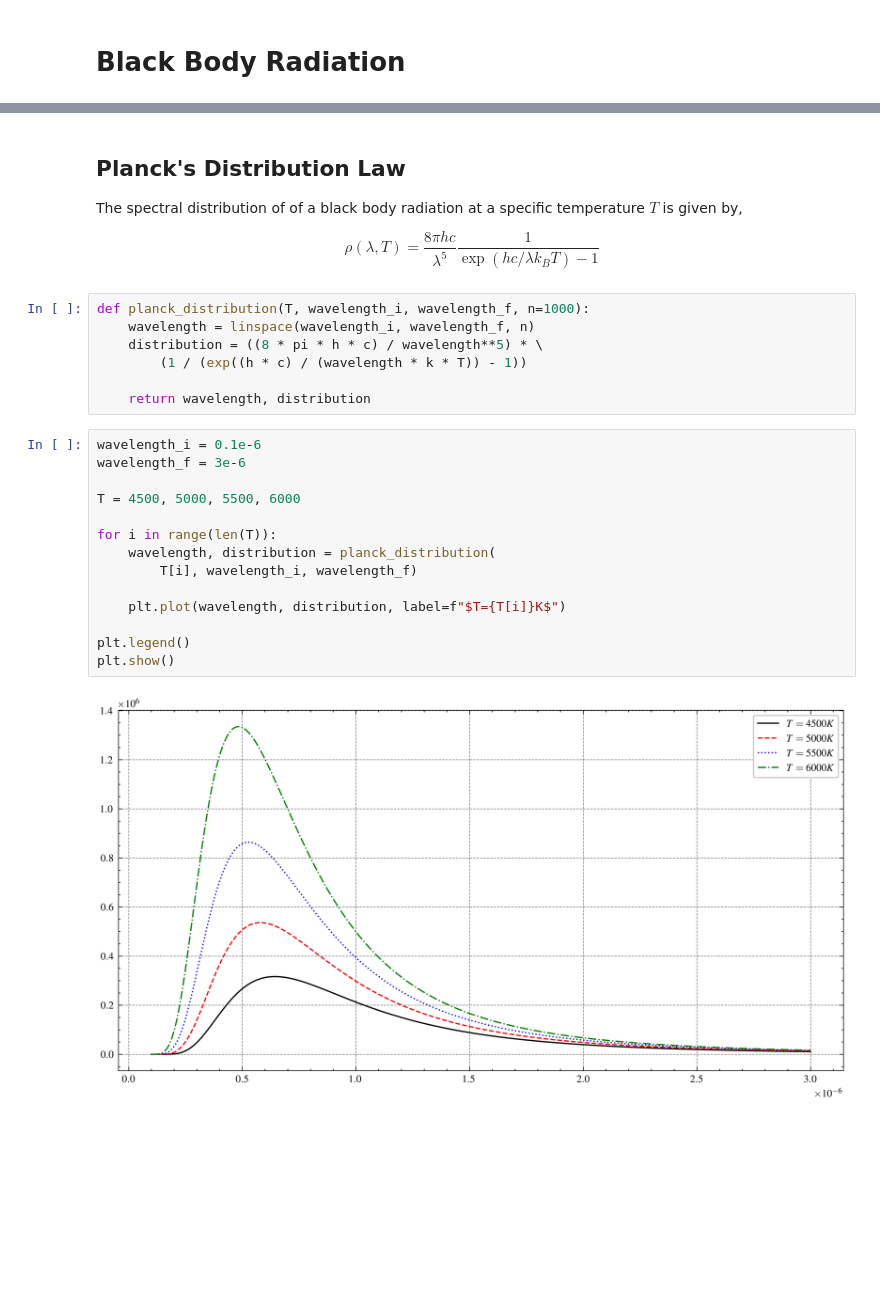
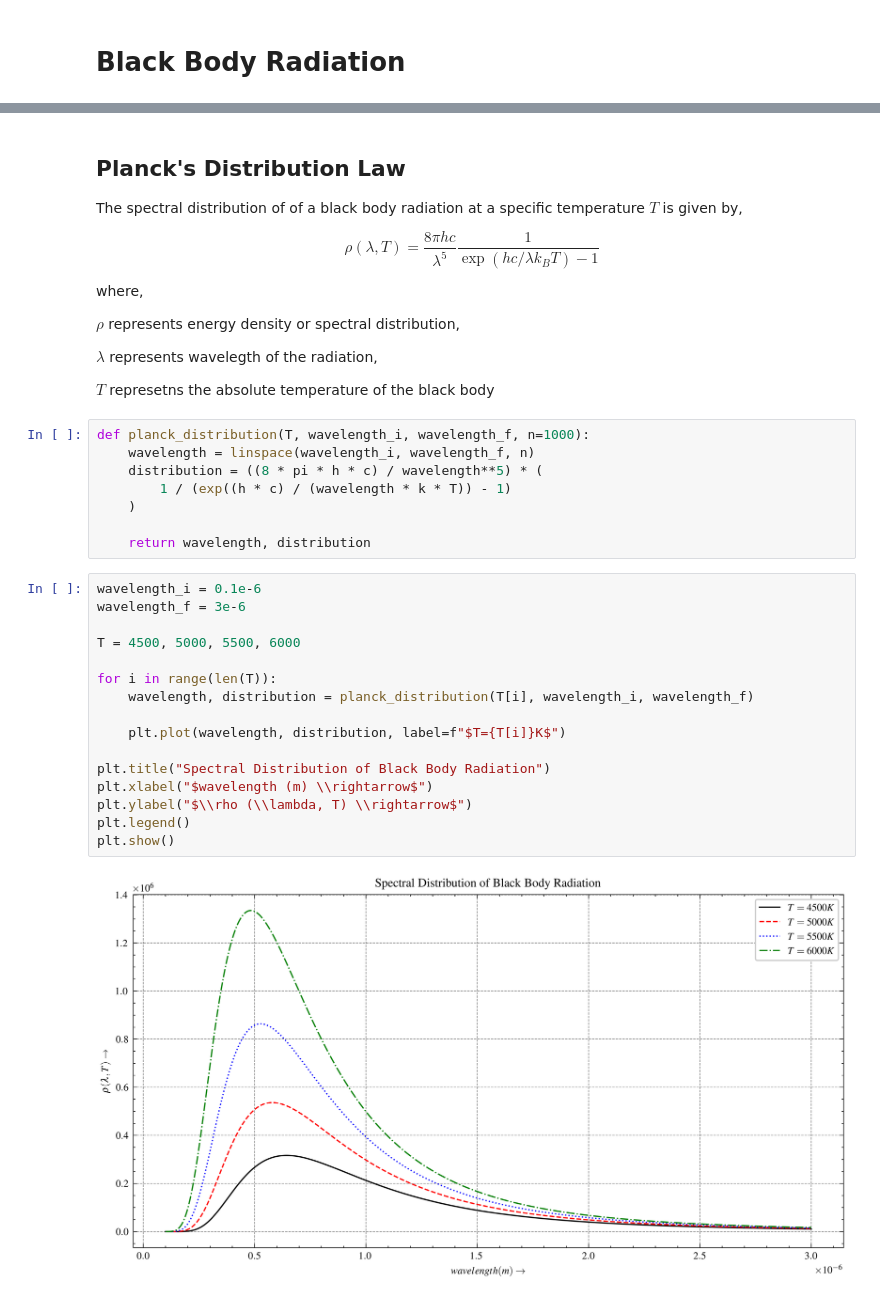
Before and after one commit to rohandebsarkar/NumericalMethodsForComputationalPhysics, a Jupyter notebook: projects/undergraduate/Statistical_Mechanics/JupyterNotebook/Black_Body_Radiation.ipynb, the cells around one changed output, grey strips where cells are left out. Saved outputs shown, nothing was run; the diff lists cells and outputs as text; blank space fills up the shorter version.

```diff
--- a/projects/undergraduate/Statistical_Mechanics/JupyterNotebook/Black_Body_Radiation.ipynb
+++ b/projects/undergraduate/Statistical_Mechanics/JupyterNotebook/Black_Body_Radiation.ipynb
@@ -16,28 +16,39 @@ plt.rcParams["figure.figsize"] = (10, 5)
 The spectral distribution of of a black body radiation at a specific temperature $T$ is given by,
 
 $$\rho(\lambda , T) = \frac{8\pi h c}{\lambda^5} \frac{1}{\exp(hc/\lambda k_B T) - 1}$$
+
+where,
+
+$\rho$ represents energy density or spectral distribution,
+
+$\lambda$ represents wavelegth of the radiation,
+
+$T$ represetns the absolute temperature of the black body
 # %%
 def planck_distribution(T, wavelength_i, wavelength_f, n=1000):
     wavelength = linspace(wavelength_i, wavelength_f, n)
-    distribution = ((8 * pi * h * c) / wavelength**5) * \
-        (1 / (exp((h * c) / (wavelength * k * T)) - 1))
+    distribution = ((8 * pi * h * c) / wavelength**5) * (
+        1 / (exp((h * c) / (wavelength * k * T)) - 1)
+    )
 
     return wavelength, distribution
 # %%
 wavelength_i = 0.1e-6
 wavelength_f = 3e-6
 
 T = 4500, 5000, 5500, 6000
 
 for i in range(len(T)):
-    wavelength, distribution = planck_distribution(
-        T[i], wavelength_i, wavelength_f)
+    wavelength, distribution = planck_distribution(T[i], wavelength_i, wavelength_f)
 
     plt.plot(wavelength, distribution, label=f"$T={T[i]}K$")
 
+plt.title("Spectral Distribution of Black Body Radiation")
+plt.xlabel("$wavelength (m) \\rightarrow$")
+plt.ylabel("$\\rho (\\lambda, T) \\rightarrow$")
 plt.legend()
 plt.show()
 # %% [output]
-[figure, old version]
+[figure, new version]
 # %% [markdown]
 ## Stefan-Boltzman Law
```
Also changed, not shown: parts of 6 cells of this notebook.
